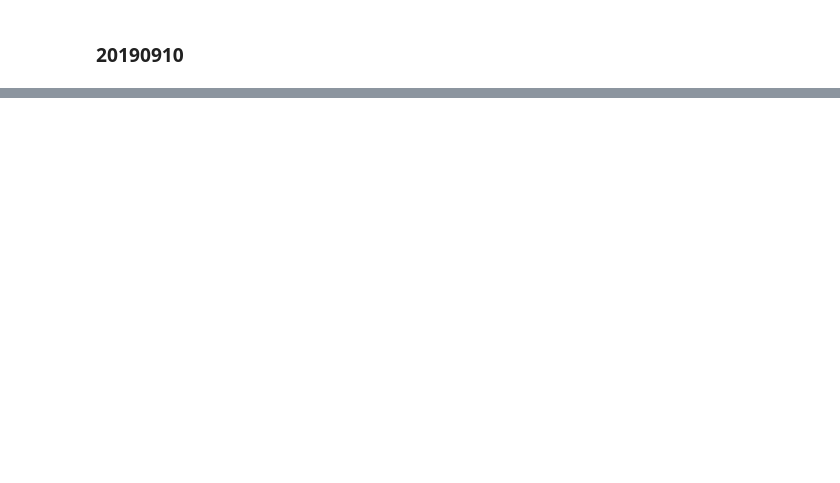
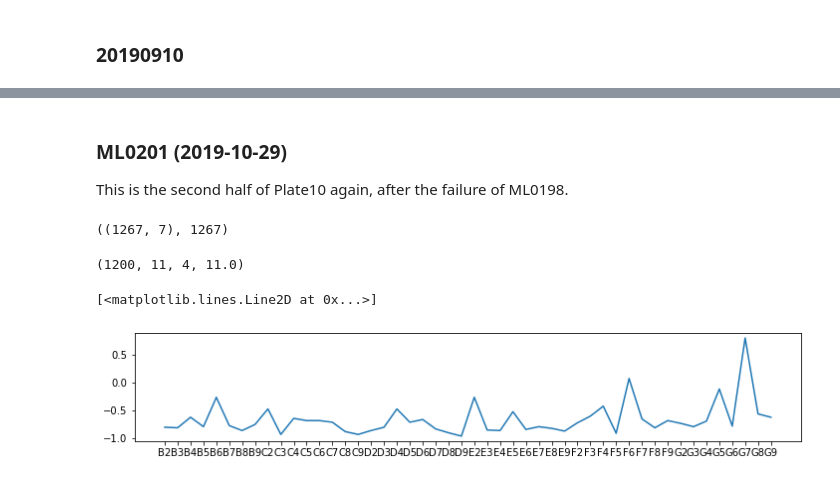
Before and after one commit to czbiohub-sf/2021-opencell-microscopy-automation, a Jupyter notebook: notebooks/analyze-dragonfly-tests.ipynb, the cells around one changed output, grey strips where cells are left out. Drawn from its saved outputs; the diff is of its cells as text; code cells hidden in the pictures; blank space fills up the shorter version.

```diff
--- a/notebooks/analyze-dragonfly-tests.ipynb
+++ b/notebooks/analyze-dragonfly-tests.ipynb
@@ -240,0 +267,23 @@ tile = viz.build_tile(
+# %% [markdown]
+### ML0201 (2019-10-29)
+
+This is the second half of Plate10 again, after the failure of ML0198.
+# %%
+log_dir = '/Users/keith.cheveralls/image-data/dragonfly-automation-tests/ML0201_20191029-1/logs/'
+
+log = pd.read_csv(os.path.join(log_dir, 'fov-classification', 'fov-classification-log.csv'))
+aqlog = pd.read_csv(os.path.join(log_dir, 'ML0201_20191029-1_acquired-images.csv'))
+afclog = pd.read_csv(os.path.join(log_dir, 'ML0201_20191029-1_afc-calls.csv'))
+
+# fix the filepaths in the classification log
+filepaths = log.image_filepath.values
+log['filename'] = [os.path.join(log_dir, 'fov-classification', 'fov-images', path.split('\\')[-1]) for path in filepaths]
+# %%
+afclog.shape, afclog.afc_error.isna().sum()
+# %% [output]
+((1267, 7), 1267)
+# %%
+# numbers: total FOVs, score > -.5, score > 0, acquired FOVS
+log.shape[0], (log.score > -.5).sum(), (log.score > 0).sum(), aqlog.shape[0]/2
+# %% [output]
+(1200, 11, 4, 11.0)
@@ -240,0 +296,10 @@ tile = viz.build_tile(
+# %%
+# Mean FOV score by well
+d = pd.merge(pinds, log, left_on='ind', right_on='position_ind')
+d = d.groupby('well_id').max().reset_index()
+plt.figure(figsize=(12, 2))
+plt.plot(d.well_id, d.score)
+# plt.gca().set_ylim([0, 7])
+# %% [output]
+[<matplotlib.lines.Line2D at 0x...>]
+[figure, added]
```
Also changed, not shown: parts of 39 cells of this notebook.
